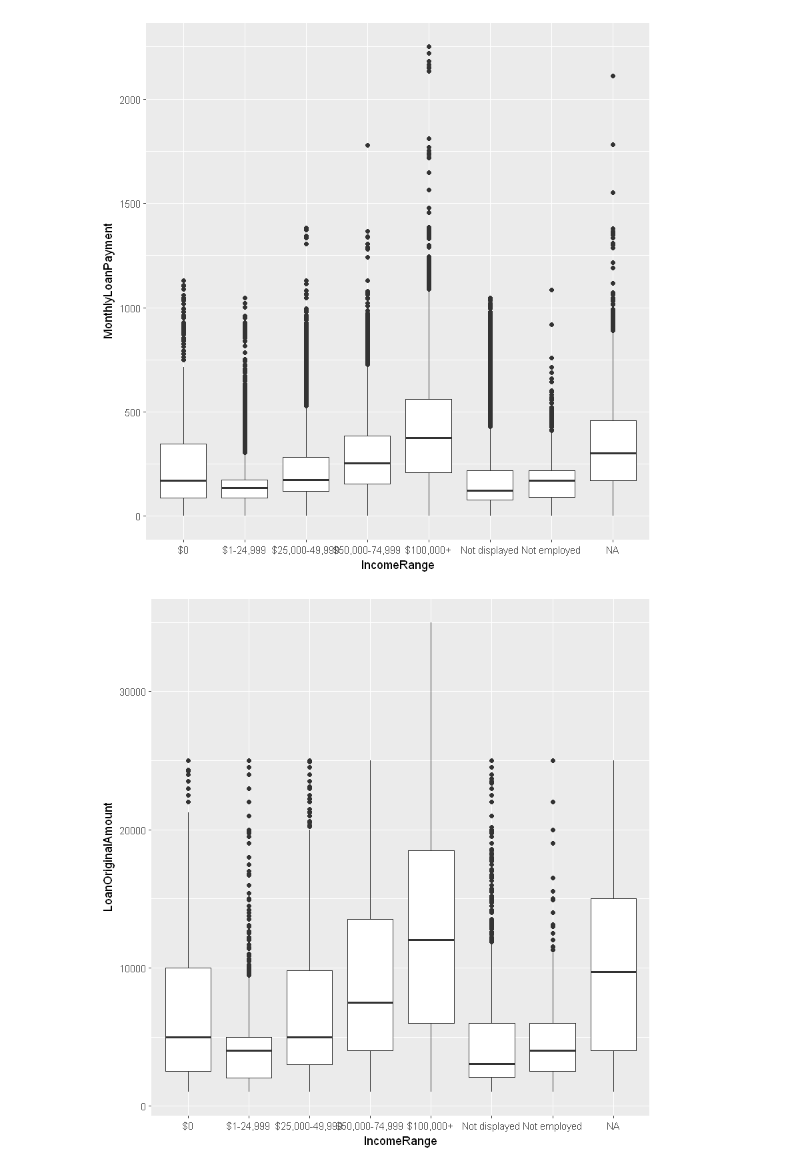
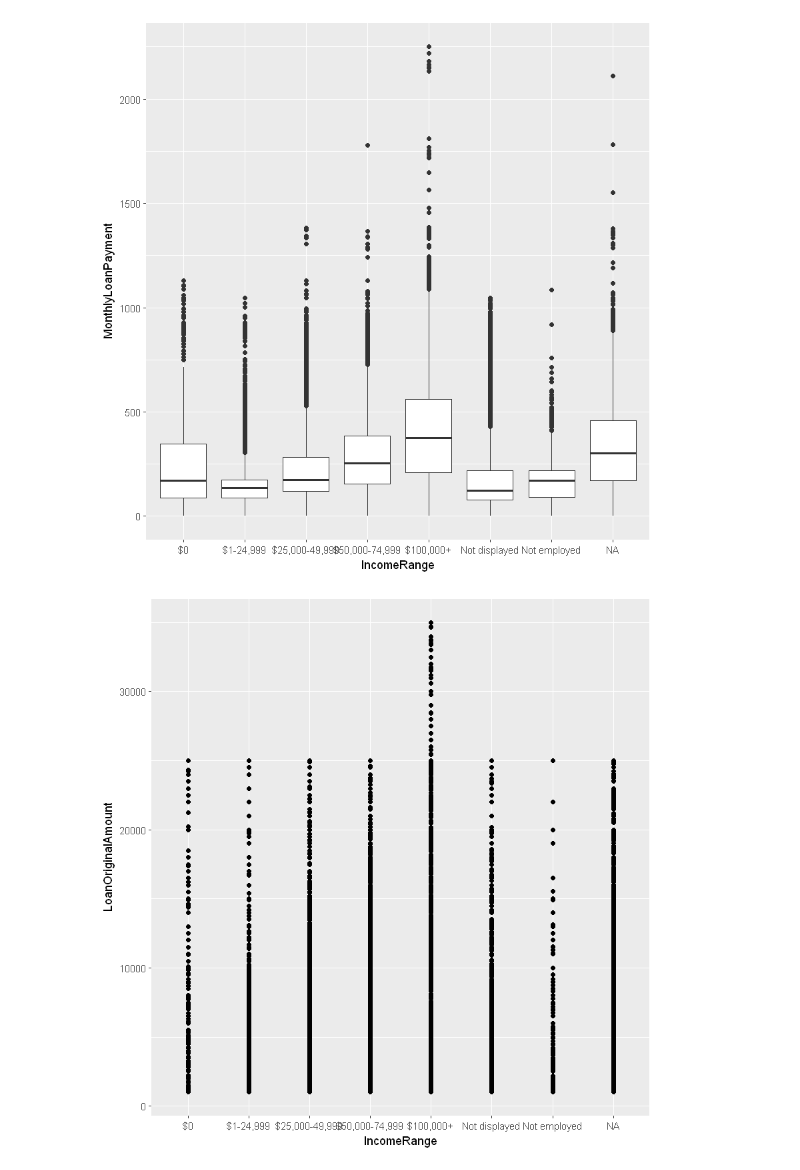
Before and after one commit to timdef/ProsperLoanEDA, a Jupyter notebook: BivariateExploration.ipynb, the cells around one changed output. Drawn from its saved outputs; the diff is of its cells as text; code cells hidden in the pictures.

```diff
--- a/BivariateExploration.ipynb
+++ b/BivariateExploration.ipynb
@@ -331,8 +331,8 @@ ggplot(aes(x = IncomeRange, y = MonthlyLoanPayment)) + geom_boxplot()
 # %%
 #Income Range by Loan Original Amount
 df %>%
-ggplot(aes(x = IncomeRange, y = LoanOriginalAmount)) + geom_boxplot()
+ggplot(aes(x = IncomeRange, y = LoanOriginalAmount)) + geom_point()
 # %% [output]
-[figure, old version]
+[figure, new version]
 # %%
 #are there other bivariate plots that should be agains loan original amount?
```
Also changed, not shown: 1 other file.
